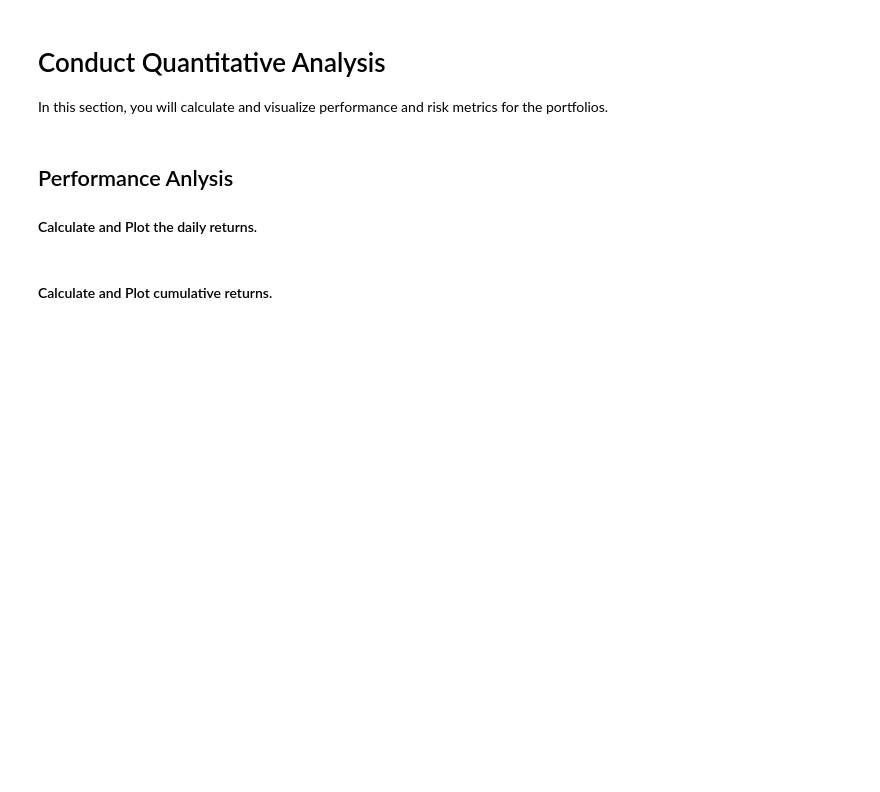
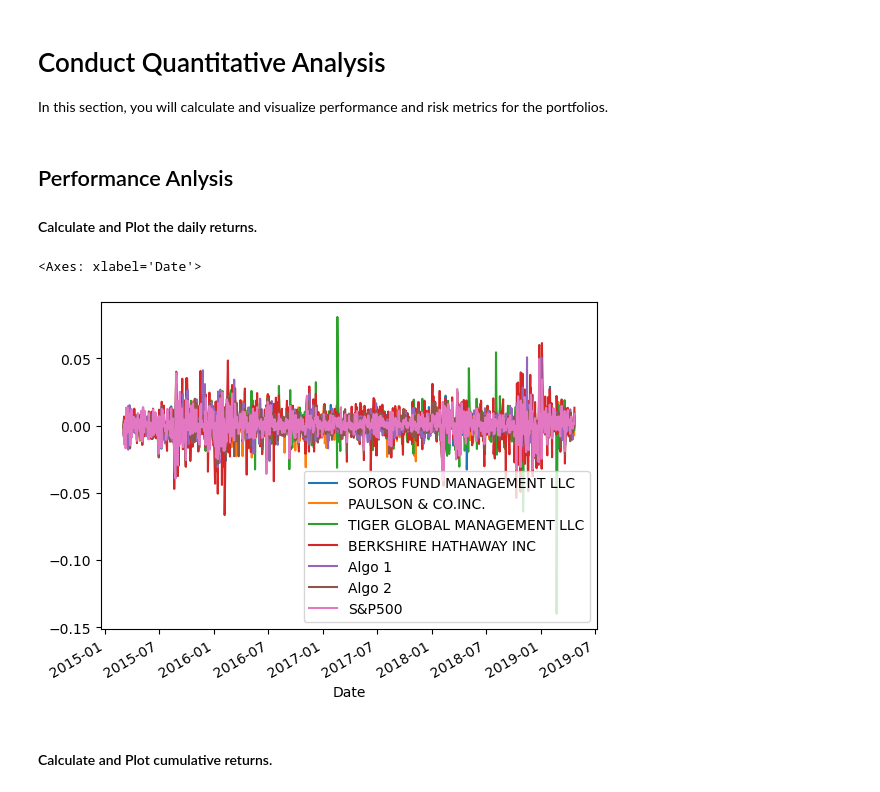
Before and after one commit to marc-martinez1/quantitative-analysis-demo, a Jupyter notebook: whale_analysis.ipynb, the cells around one changed output. Drawn from its saved outputs; the diff is of its cells as text; code cells hidden in the pictures; blank space fills up the shorter version.

```diff
--- a/whale_analysis.ipynb
+++ b/whale_analysis.ipynb
@@ -189,8 +189,8 @@ df_sp500_history.head()
 ## Combine Whale, Algorithmic, and S&P 500 Returns
 # %%
 # Join Whale Returns, Algorithmic Returns, and the S&P 500 Returns into a single DataFrame with columns for each portfolio's returns.
-joined_data_rows = pd.concat([df_whale_returns, df_algo_returns, df_sp500_history], axis="columns", join="inner")
-joined_data_rows
+all_portfolios = pd.concat([df_whale_returns, df_algo_returns, df_sp500_history], axis="columns", join="inner")
+all_portfolios
 # %% [output]
 |  | SOROS FUND MANAGEMENT LLC | PAULSON & CO.INC. | TIGER GLOBAL MANAGEMENT LLC | BERKSHIRE HATHAWAY INC | Algo 1 | Algo 2 | ... |
 | Date |  |  |  |  |  |  | ... |
@@ -218,6 +218,10 @@ In this section, you will calculate and visualize performance and risk metrics f
 #### Calculate and Plot the daily returns.
 # %%
 # Plot daily returns of all portfolios
+all_portfolios.plot()
+# %% [output]
+<Axes: xlabel='Date'>
+[figure, added]
 # %% [markdown]
 #### Calculate and Plot cumulative returns.
 # %%
```
Also changed, not shown: parts of 16 cells of this notebook.
